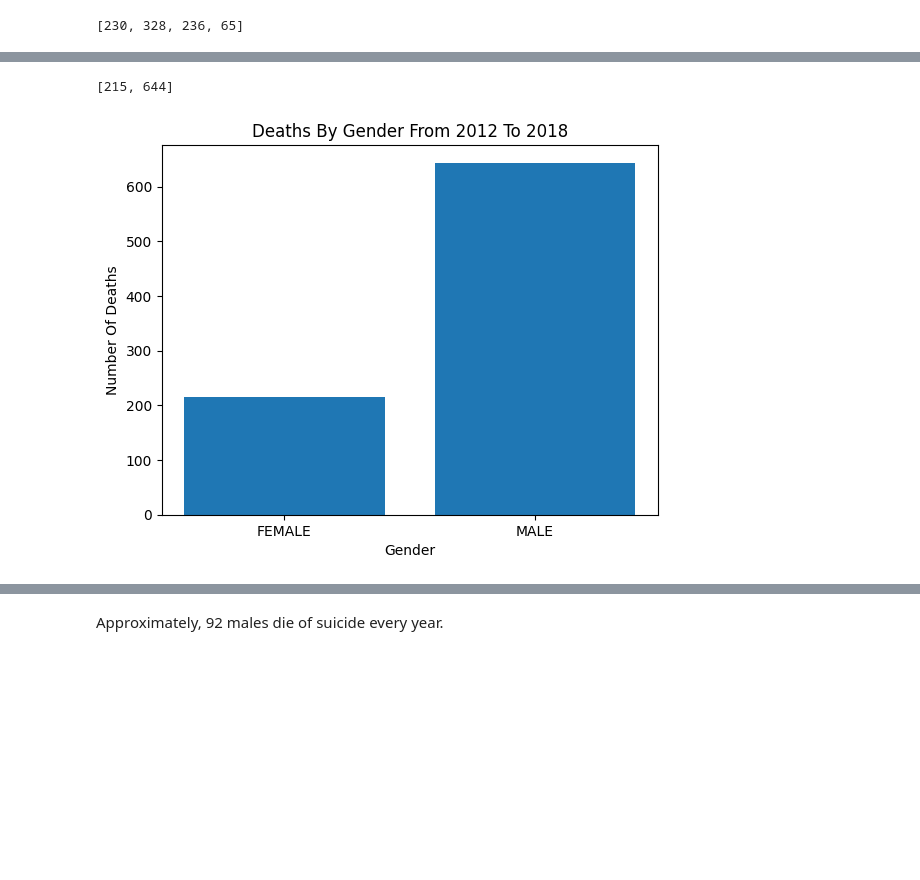
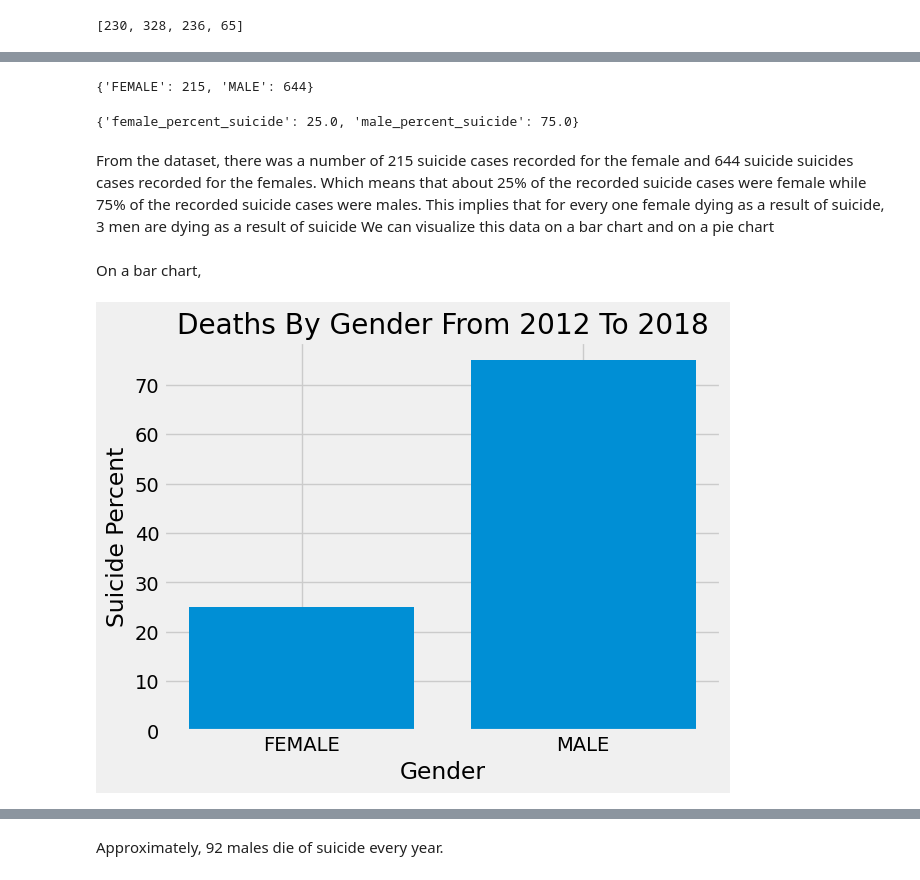
Before and after one commit to EhirimChiedozie/Analysis, a Jupyter notebook: Suicides/suicide.ipynb, the cells around one changed output, grey strips where cells are left out. Cells and saved outputs as stored; diff of their text form; code cells hidden in the pictures; blank space fills up the shorter version.

```diff
--- a/Suicides/suicide.ipynb
+++ b/Suicides/suicide.ipynb
@@ -24,4 +66,5 @@ deaths
 # %%
+plt.style.use('fivethirtyeight')
 plt.bar(years, deaths)
 plt.xlabel('Years')
 plt.ylabel('Number of Suicide deaths'.title())
@@ -72,0 +137,7 @@ plt.show()
+# %%
+wedgeprops = {'edgecolor':'black'}
+colors = ['#34fa33', '#fafafa', '#dd3f0e', '#0f1035', '#3a3b4c', '#7a3b44', '#e5445c']
+plt.style.use('fivethirtyeight')
+plt.pie(age_group_deaths, labels=age_groups, wedgeprops=wedgeprops, colors=colors, autopct='%1.1f%%', shadow=True)
+plt.tight_layout()
+plt.show()
@@ -81,17 +157,31 @@ genders
 # %%
-gender_deaths =[]
-for i in genders:
-    filt = df['Gender'] == i
-    df_gender = df.loc[filt]
-    gender_deaths.append(len(df_gender))
+gender_deaths = {}
+for gender in genders:
+    filt = df['Gender'] == gender
+    gender_deaths_df = df.loc[filt]
+    gender_deaths[f'{gender}'] = len(gender_deaths_df)
 gender_deaths
 # %% [output]
-[215, 644]
+{'FEMALE': 215, 'MALE': 644}
+# %%
+suicide_percent = {}
+for gender in genders:
+    suicide_percent[f'{gender}_percent_suicide'.lower()] = round(((gender_deaths[f'{gender}']/len(df) * 100)), 1)
+suicide_percent
+# %% [output]
+{'female_percent_suicide': 25.0, 'male_percent_suicide': 75.0}
+# %% [markdown]
+From the dataset, there was a number of 215 suicide cases recorded for the female and 644 suicide suicides cases recorded for the females. Which means that about 25% of the recorded suicide cases were female while 75% of the recorded suicide cases were males.
+This implies that for every one female dying as a result of suicide, 3 men are dying as a result of suicide
+We can visualize this data on a bar chart and on a pie chart
+# %% [markdown]
+On a bar chart,
 # %%
-plt.bar(genders, gender_deaths)
+
+plt.bar(genders, [i for i in suicide_percent.values()])
 plt.title('Deaths by gender from 2012 to 2018'.title())
 plt.xlabel('Gender')
-plt.ylabel('Number Of Deaths')
+plt.ylabel('Suicide Percent')
 plt.show()
 # %% [output]
-[figure, old version]
+[figure, new version]
```
Also changed, not shown: parts of 41 cells of this notebook, 12 other files.
